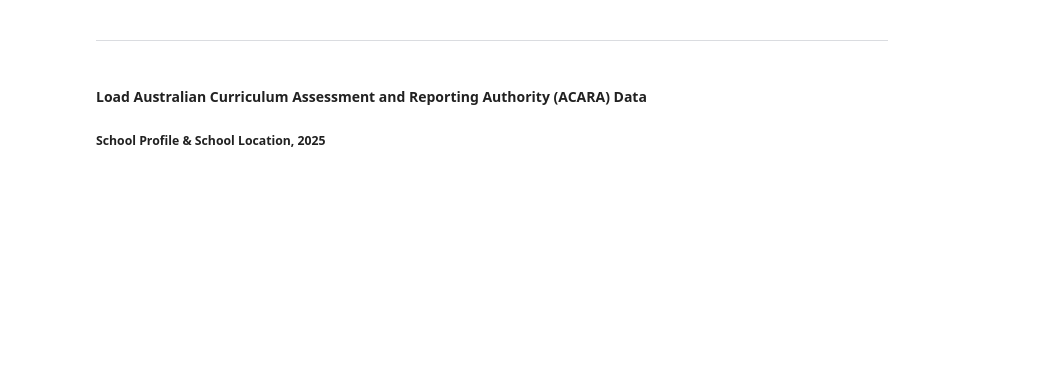
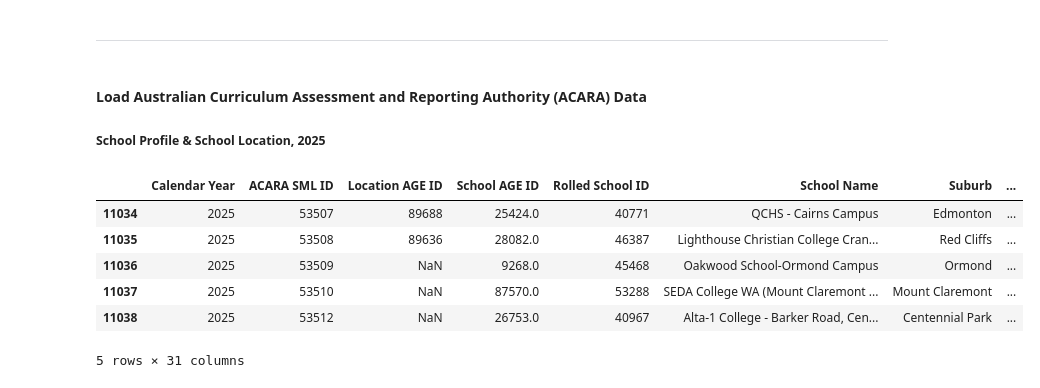
Before and after one commit to beansOnToads/COSC2816_s4054011_Ind_A1_P1, a Jupyter notebook: s4054011.ipynb, the cells around one changed output. Drawn from its saved outputs; the diff is of its cells as text; code cells hidden in the pictures; blank space fills up the shorter version.

```diff
--- a/s4054011.ipynb
+++ b/s4054011.ipynb
@@ -86,3 +86,19 @@ memory usage: 246.6+ KB
 # %% [markdown]
 #### Load Australian Curriculum Assessment and Reporting Authority (ACARA) Data
 ##### School Profile & School Location, 2025
+# %%
+#ACARA LOCATION
+ACARA_location_df = pd.read_excel("data/School Location 2025.xlsx",
+                                 sheet_name = "SchoolLocations 2025",
+                                 header = 0,
+                                 dtype={"Location AGE ID": str,
+                                        "Postcode": str})
+ACARA_location_df.tail()
+# %% [output]
+|  | Calendar Year | ACARA SML ID | Location AGE ID | School AGE ID | Rolled School ID | School Name | Suburb | ... |
+| 11034 | 2025 | 53507 | 89688 | 25424.0 | 40771 | QCHS - Cairns Campus | Edmonton | ... |
+| 11035 | 2025 | 53508 | 89636 | 28082.0 | 46387 | Lighthouse Christian College Cran... | Red Cliffs | ... |
+| 11036 | 2025 | 53509 | NaN | 9268.0 | 45468 | Oakwood School-Ormond Campus | Ormond | ... |
+| 11037 | 2025 | 53510 | NaN | 87570.0 | 53288 | SEDA College WA (Mount Claremont ... | Mount Claremont | ... |
+| 11038 | 2025 | 53512 | NaN | 26753.0 | 40967 | Alta-1 College - Barker Road, Cen... | Centennial Park | ... |
+5 rows × 31 columns
```
Also changed, not shown: parts of 5 cells of this notebook.
